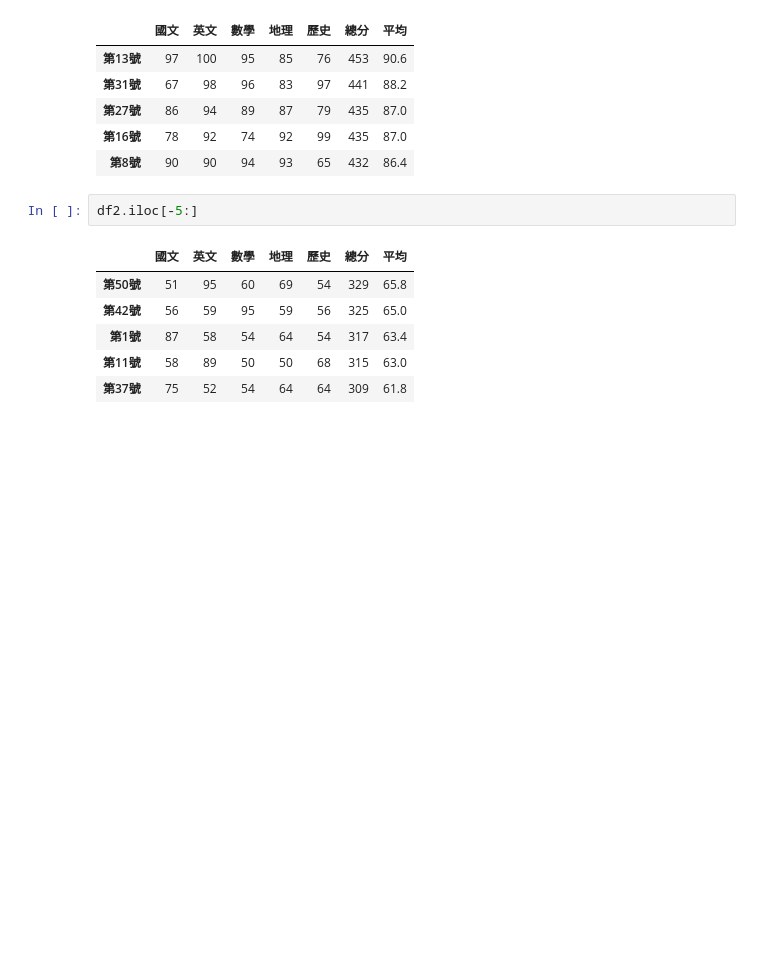
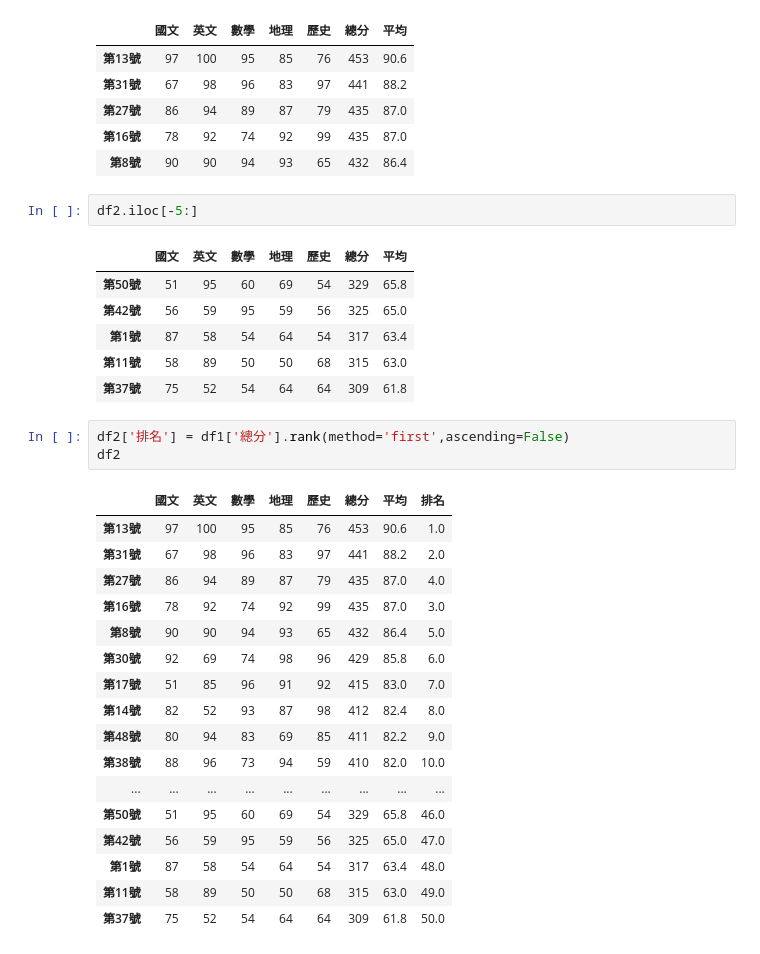
Before and after one commit to wen-da-wu/lab_python01, a Jupyter notebook: lab003.ipynb, the cells around one changed output. Drawn from its saved outputs; the diff is of its cells as text; blank space fills up the shorter version.

```diff
--- a/lab003.ipynb
+++ b/lab003.ipynb
@@ -213,3 +213,24 @@ df2.iloc[-5:]
 | 第1號 | 87 | 58 | 54 | 64 | 54 | 317 | 63.4 |
 | 第11號 | 58 | 89 | 50 | 50 | 68 | 315 | 63.0 |
 | 第37號 | 75 | 52 | 54 | 64 | 64 | 309 | 61.8 |
+# %%
+df2['排名'] = df1['總分'].rank(method='first',ascending=False)
+df2
+# %% [output]
+|  | 國文 | 英文 | 數學 | 地理 | 歷史 | 總分 | 平均 | 排名 |
+| 第13號 | 97 | 100 | 95 | 85 | 76 | 453 | 90.6 | 1.0 |
+| 第31號 | 67 | 98 | 96 | 83 | 97 | 441 | 88.2 | 2.0 |
+| 第27號 | 86 | 94 | 89 | 87 | 79 | 435 | 87.0 | 4.0 |
+| 第16號 | 78 | 92 | 74 | 92 | 99 | 435 | 87.0 | 3.0 |
+| 第8號 | 90 | 90 | 94 | 93 | 65 | 432 | 86.4 | 5.0 |
+| 第30號 | 92 | 69 | 74 | 98 | 96 | 429 | 85.8 | 6.0 |
+| 第17號 | 51 | 85 | 96 | 91 | 92 | 415 | 83.0 | 7.0 |
+| 第14號 | 82 | 52 | 93 | 87 | 98 | 412 | 82.4 | 8.0 |
+| 第48號 | 80 | 94 | 83 | 69 | 85 | 411 | 82.2 | 9.0 |
+| 第38號 | 88 | 96 | 73 | 94 | 59 | 410 | 82.0 | 10.0 |
+| ... | ... | ... | ... | ... | ... | ... | ... | ... |
+| 第50號 | 51 | 95 | 60 | 69 | 54 | 329 | 65.8 | 46.0 |
+| 第42號 | 56 | 59 | 95 | 59 | 56 | 325 | 65.0 | 47.0 |
+| 第1號 | 87 | 58 | 54 | 64 | 54 | 317 | 63.4 | 48.0 |
+| 第11號 | 58 | 89 | 50 | 50 | 68 | 315 | 63.0 | 49.0 |
+| 第37號 | 75 | 52 | 54 | 64 | 64 | 309 | 61.8 | 50.0 |
```
